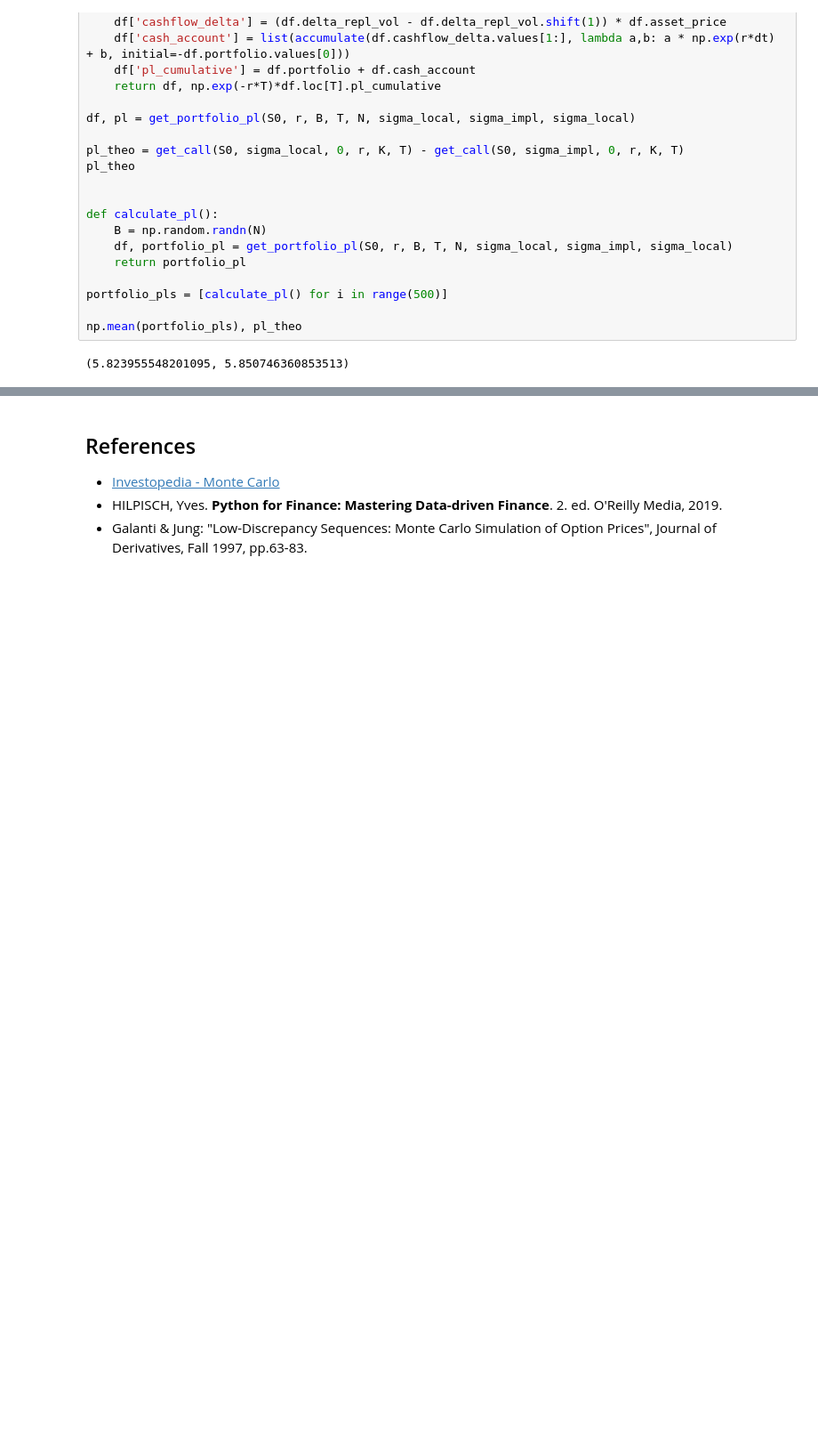
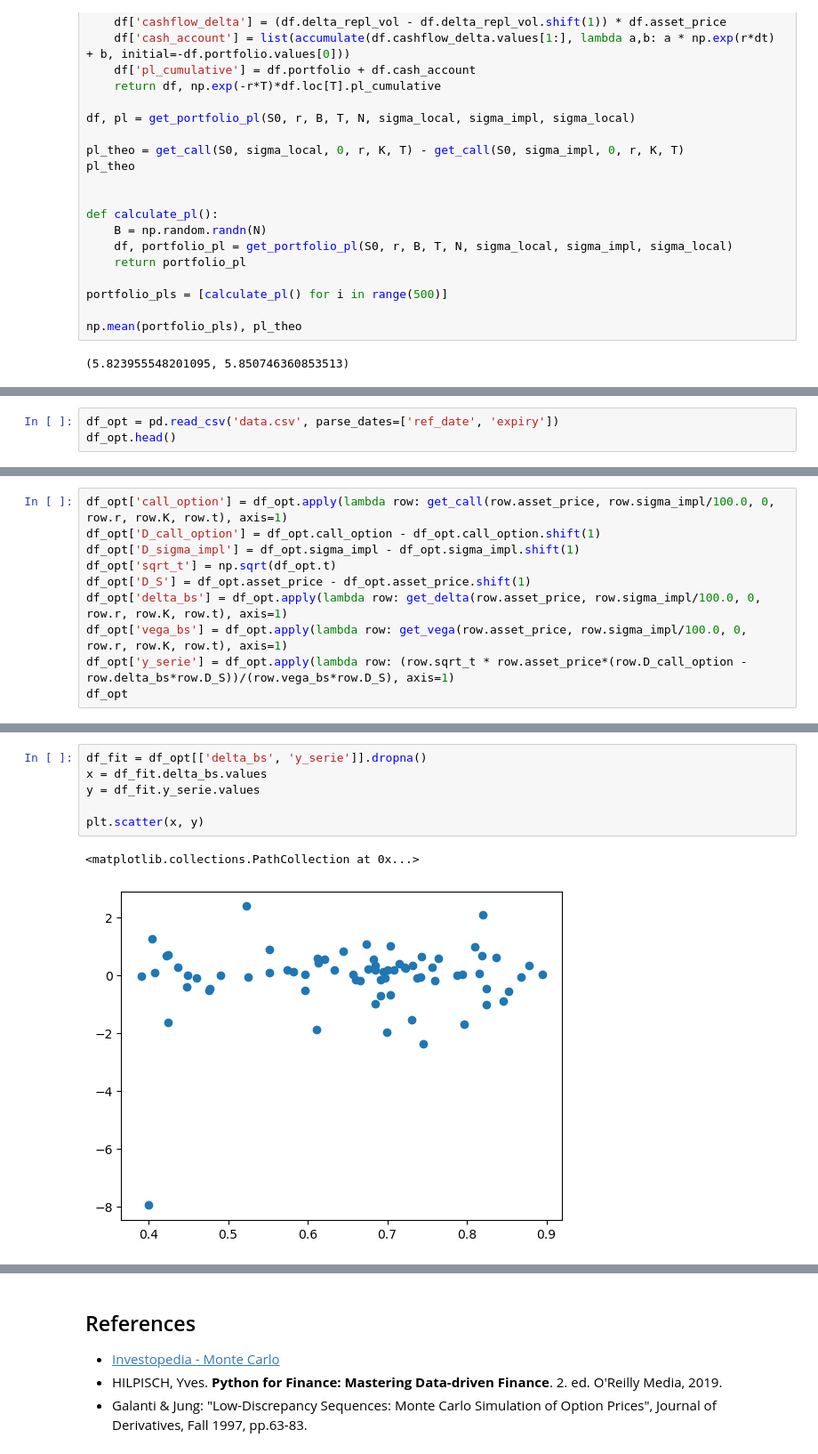
Before and after one commit to fbristotti/cqf, a Jupyter notebook: final/final.ipynb, the cells around one changed output, grey strips where cells are left out. Shown at 89% size. Drawn from its saved outputs; the diff is of its cells as text; blank space fills up the shorter version.

```diff
--- a/final/final.ipynb
+++ b/final/final.ipynb
@@ -657,0 +447,3 @@ np.mean(portfolio_pls), pl_theo
+# %%
+df_opt = pd.read_csv('data.csv', parse_dates=['ref_date', 'expiry'])
+df_opt.head()
@@ -657,0 +457,10 @@ np.mean(portfolio_pls), pl_theo
+# %%
+df_opt['call_option'] = df_opt.apply(lambda row: get_call(row.asset_price, row.sigma_impl/100.0, 0, row.r, row.K, row.t), axis=1)
+df_opt['D_call_option'] = df_opt.call_option - df_opt.call_option.shift(1)
+df_opt['D_sigma_impl'] = df_opt.sigma_impl - df_opt.sigma_impl.shift(1)
+df_opt['sqrt_t'] = np.sqrt(df_opt.t)
+df_opt['D_S'] = df_opt.asset_price - df_opt.asset_price.shift(1)
+df_opt['delta_bs'] = df_opt.apply(lambda row: get_delta(row.asset_price, row.sigma_impl/100.0, 0, row.r, row.K, row.t), axis=1)
+df_opt['vega_bs'] = df_opt.apply(lambda row: get_vega(row.asset_price, row.sigma_impl/100.0, 0, row.r, row.K, row.t), axis=1)
+df_opt['y_serie'] = df_opt.apply(lambda row: (row.sqrt_t * row.asset_price*(row.D_call_option - row.delta_bs*row.D_S))/(row.vega_bs*row.D_S), axis=1)
+df_opt
@@ -657,0 +481,9 @@ np.mean(portfolio_pls), pl_theo
+# %%
+df_fit = df_opt[['delta_bs', 'y_serie']].dropna()
+x = df_fit.delta_bs.values
+y = df_fit.y_serie.values
+
+plt.scatter(x, y)
+# %% [output]
+<matplotlib.collections.PathCollection at 0x...>
+[figure, added]
```
Also changed, not shown: parts of 28 cells of this notebook, 6 other files.
